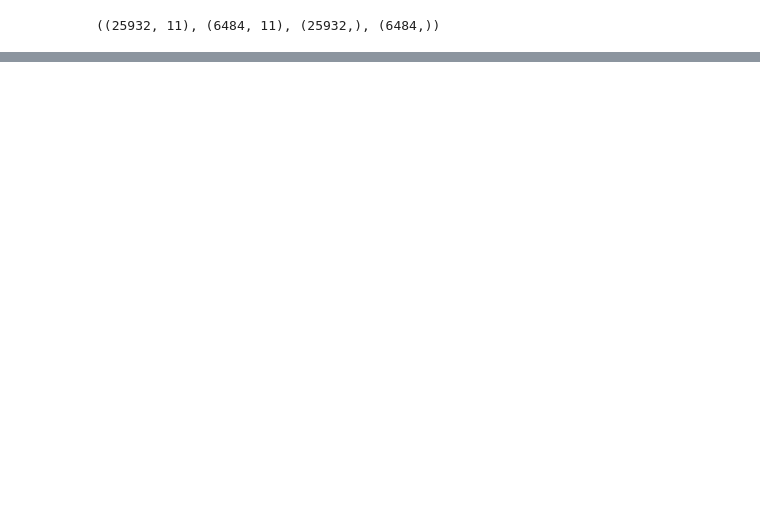
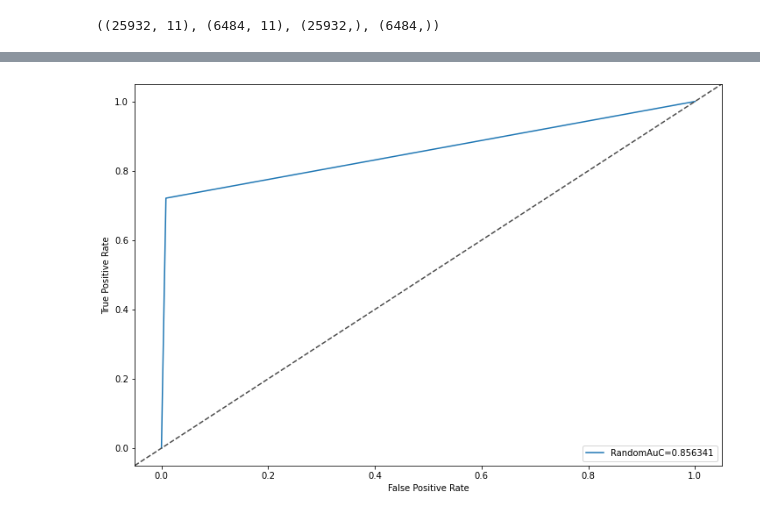
Before and after one commit to Gugah007/Projeto-ML-Classificacao-Risco-de-Credito, a Jupyter notebook: Projeto-ML-Classificacao-Risco-de-Credito.ipynb, the cells around one changed output, grey strips where cells are left out. Drawn from its saved outputs; the diff is of its cells as text; code cells hidden in the pictures; blank space fills up the shorter version.

```diff
--- a/Projeto-ML-Classificacao-Risco-de-Credito.ipynb
+++ b/Projeto-ML-Classificacao-Risco-de-Credito.ipynb
@@ -340,0 +356,16 @@ accuracy_score(y_teste, y_pred)
+# %%
+# Curva AUC
+fig, ax = plt.subplots(figsize = (12,8))
+fpr, tpr, _  = roc_curve(y_teste, y_pred)
+auc = round(roc_auc_score(y_teste, y_pred), 6)
+
+plt.plot(fpr,tpr,label="RandomAuC="+str(auc))
+
+plt.plot([0, 1], [0, 1], transform=ax.transAxes, ls="--", c=".3")
+
+plt.ylabel('True Positive Rate')
+plt.xlabel('False Positive Rate')
+plt.legend(loc=4)
+plt.show()
+# %% [output]
+[figure, added]
```
Also changed, not shown: parts of 36 cells of this notebook.
